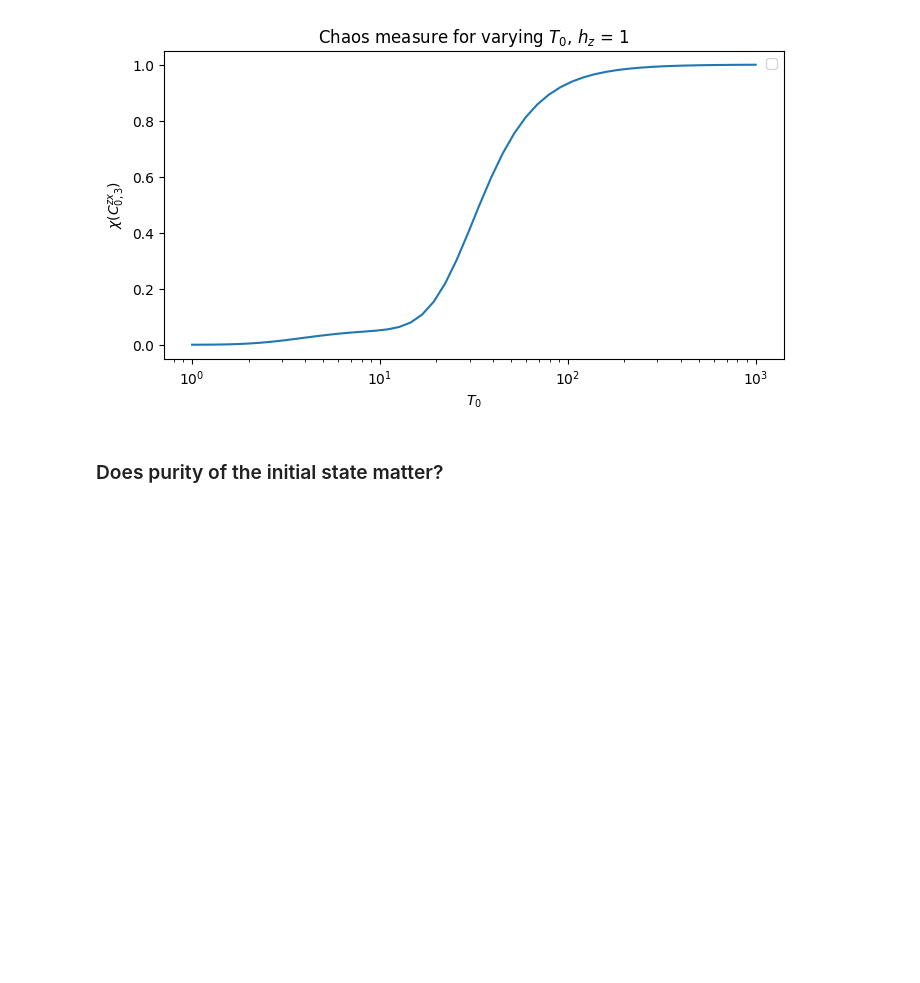
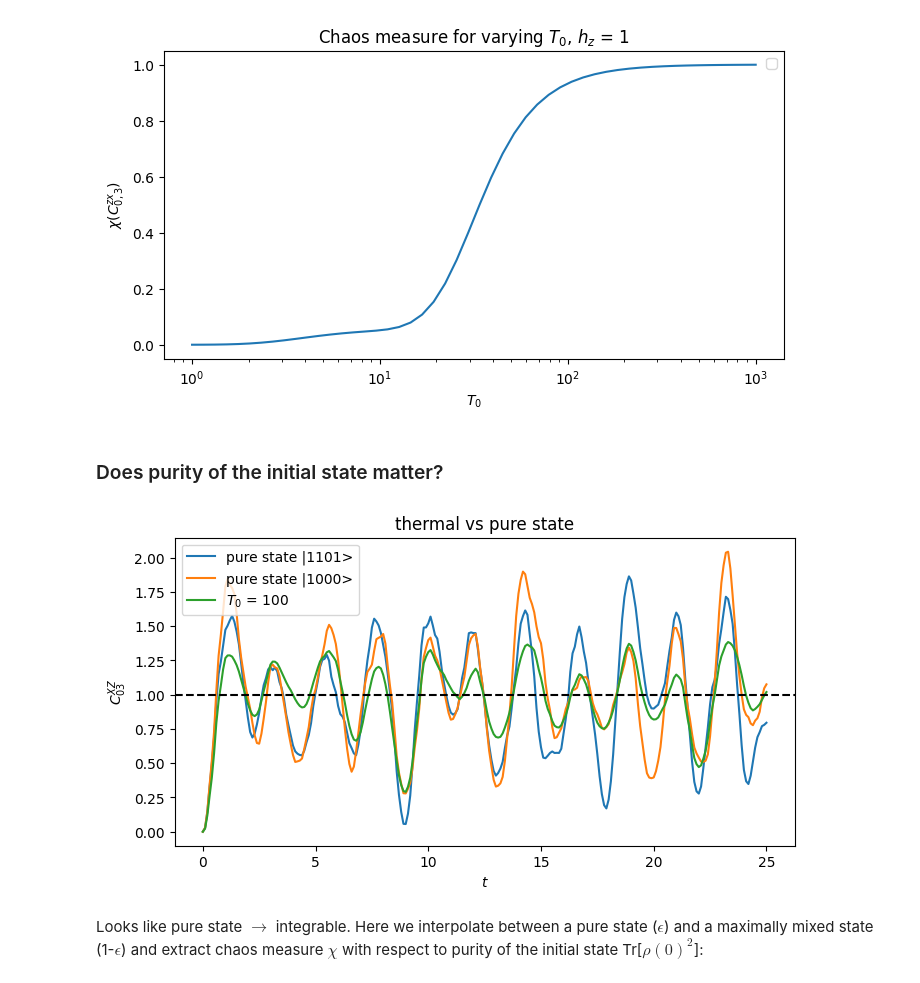
Before and after one commit to Kenji-Maeda/chaos, a Jupyter notebook: demo.ipynb, the cells around one changed output. Drawn from its saved outputs; the diff is of its cells as text; code cells hidden in the pictures; blank space fills up the shorter version.

```diff
--- a/demo.ipynb
+++ b/demo.ipynb
@@ -155,3 +143,28 @@ No artists with labels found to put in legend.  Note that artists whose label st
 [figure]
 # %% [markdown]
 ### Does purity of the initial state matter?
+# %%
+plt.figure(figsize=(8,4))
+
+otoc = OTOC.init(L=4, J=20, hz=1, hx=1, mu='X', nu='Z', i=0, j=3, T=25, tstep=0.1, Dt=20, init_state="[1,1,0,1]")
+otoc.analysis()
+plt.plot(otoc.tlist,otoc.normalized_otoc_list, label = f'pure state |1101>')
+
+otoc = OTOC.init(L=4, J=20, hz=1, hx=1, mu='X', nu='Z', i=0, j=3, T=25, tstep=0.1, Dt=20, init_state="[1,0,0,0]")
+otoc.analysis()
+plt.plot(otoc.tlist,otoc.normalized_otoc_list, label = f'pure state |1000>')
+
+otoc = OTOC.init(L=4, J=20, hz=1, hx=1, mu='X', nu='Z', i=0, j=3, T=25, tstep=0.1, Dt=20, init_state=100)
+otoc.analysis()
+plt.plot(otoc.tlist,otoc.normalized_otoc_list, label = f'$T_0$ = {otoc.init_state}')
+
+plt.axhline(y=1, color='black', linestyle='--')
+plt.xlabel('$t$')
+plt.ylabel(rf"$C^{{{otoc.mu}{otoc.nu}}}_{{{otoc.i}{otoc.j}}}$")
+plt.title(f"thermal vs pure state, ")
+plt.legend()
+plt.show()
+# %% [output]
+[figure, added]
+# %% [markdown]
+Looks like pure state $\rightarrow$ integrable. Here we interpolate between a pure state ($\epsilon$) and a maximally mixed state (1-$\epsilon$) and extract chaos measure $\chi$ with respect to purity of the initial state Tr[$\rho(0)^2$]:
```
Also changed, not shown: parts of 11 cells of this notebook, 2 other files.
